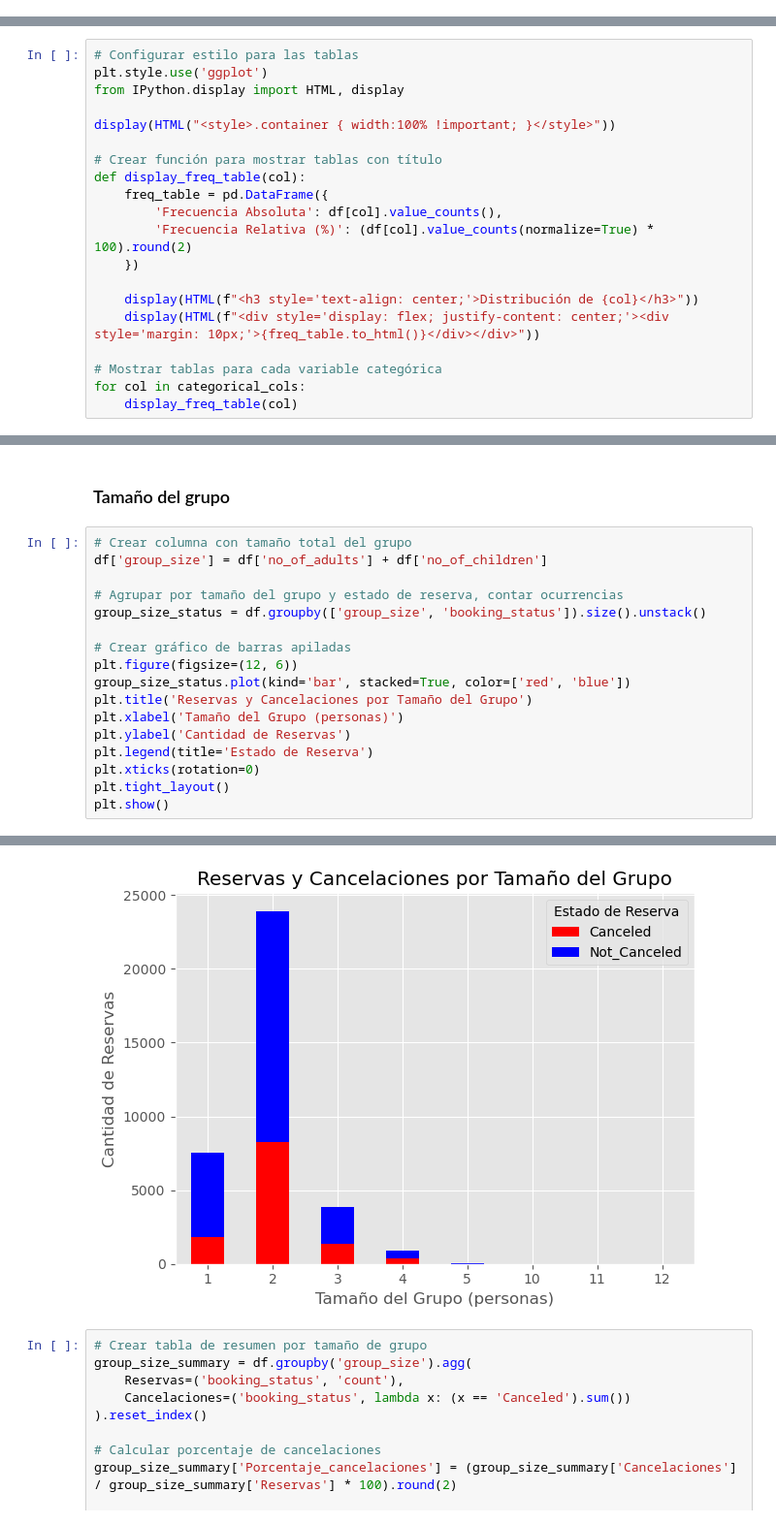
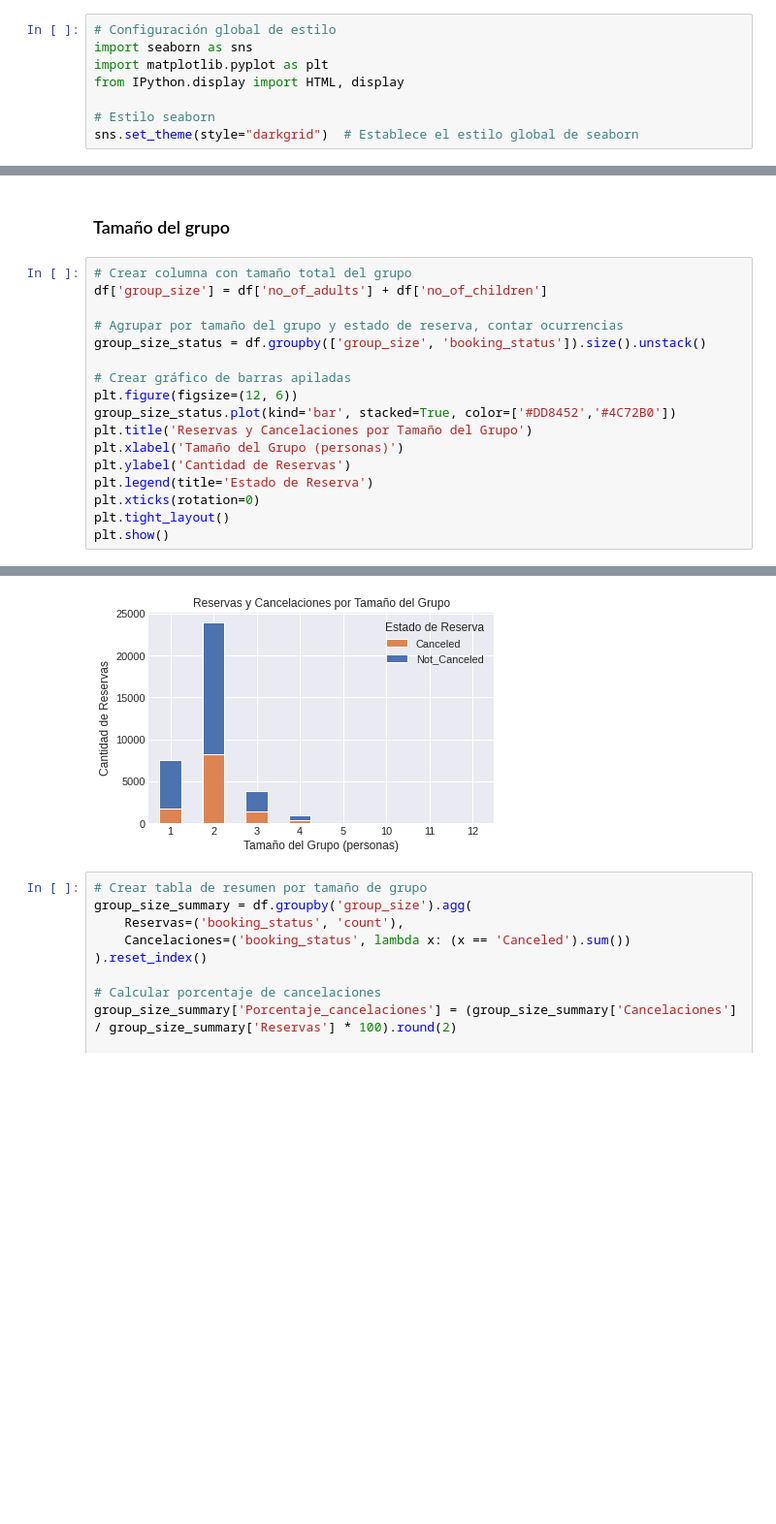
Before and after one commit to YacoCappelletti/analisis_reservas_hotel_dev, a Jupyter notebook: analisis_reservas_hotel.ipynb, the cells around one changed output, grey strips where cells are left out. Shown at 97% size. Cells and saved outputs as stored; diff of their text form; blank space fills up the shorter version.

```diff
--- a/analisis_reservas_hotel.ipynb
+++ b/analisis_reservas_hotel.ipynb
@@ -1,3 +1,11 @@
+# %%
+# Configuración global de estilo
+import seaborn as sns
+import matplotlib.pyplot as plt
+from IPython.display import HTML, display
+
+# Estilo seaborn
+sns.set_theme(style="darkgrid")  # Establece el estilo global de seaborn
 # %% [markdown]
 # Análisis de Reservas de Hotel
 ## Introducción
@@ -261,22 +394,2 @@ plt.show()
 # %% [markdown]
 ### Frecuencias absolutas y relativas
-# %%
-# Configurar estilo para las tablas
-plt.style.use('ggplot')
-from IPython.display import HTML, display
-
-display(HTML("<style>.container { width:100% !important; }</style>"))
-
-# Crear función para mostrar tablas con título
-def display_freq_table(col):
-    freq_table = pd.DataFrame({
-        'Frecuencia Absoluta': df[col].value_counts(),
-        'Frecuencia Relativa (%)': (df[col].value_counts(normalize=True) * 100).round(2)
-    })
-
-    display(HTML(f"<h3 style='text-align: center;'>Distribución de {col}</h3>"))
-    display(HTML(f"<div style='display: flex; justify-content: center;'><div style='margin: 10px;'>{freq_table.to_html()}</div></div>"))
-
-# Mostrar tablas para cada variable categórica
-for col in categorical_cols:
-    display_freq_table(col)
@@ -677,7 +1009,7 @@ group_size_status = df.groupby(['group_size', 'booking_status']).size().unstack(
 
 # Crear gráfico de barras apiladas
 plt.figure(figsize=(12, 6))
-group_size_status.plot(kind='bar', stacked=True, color=['red', 'blue'])
+group_size_status.plot(kind='bar', stacked=True, color=['#DD8452','#4C72B0'])
 plt.title('Reservas y Cancelaciones por Tamaño del Grupo')
 plt.xlabel('Tamaño del Grupo (personas)')
 plt.ylabel('Cantidad de Reservas')
@@ -690,4 +1022,4 @@ plt.show()
-[figure, old version]
+[figure, new version]
 # %%
 # Crear tabla de resumen por tamaño de grupo
 group_size_summary = df.groupby('group_size').agg(
```
Also changed, not shown: parts of 29 cells of this notebook.
